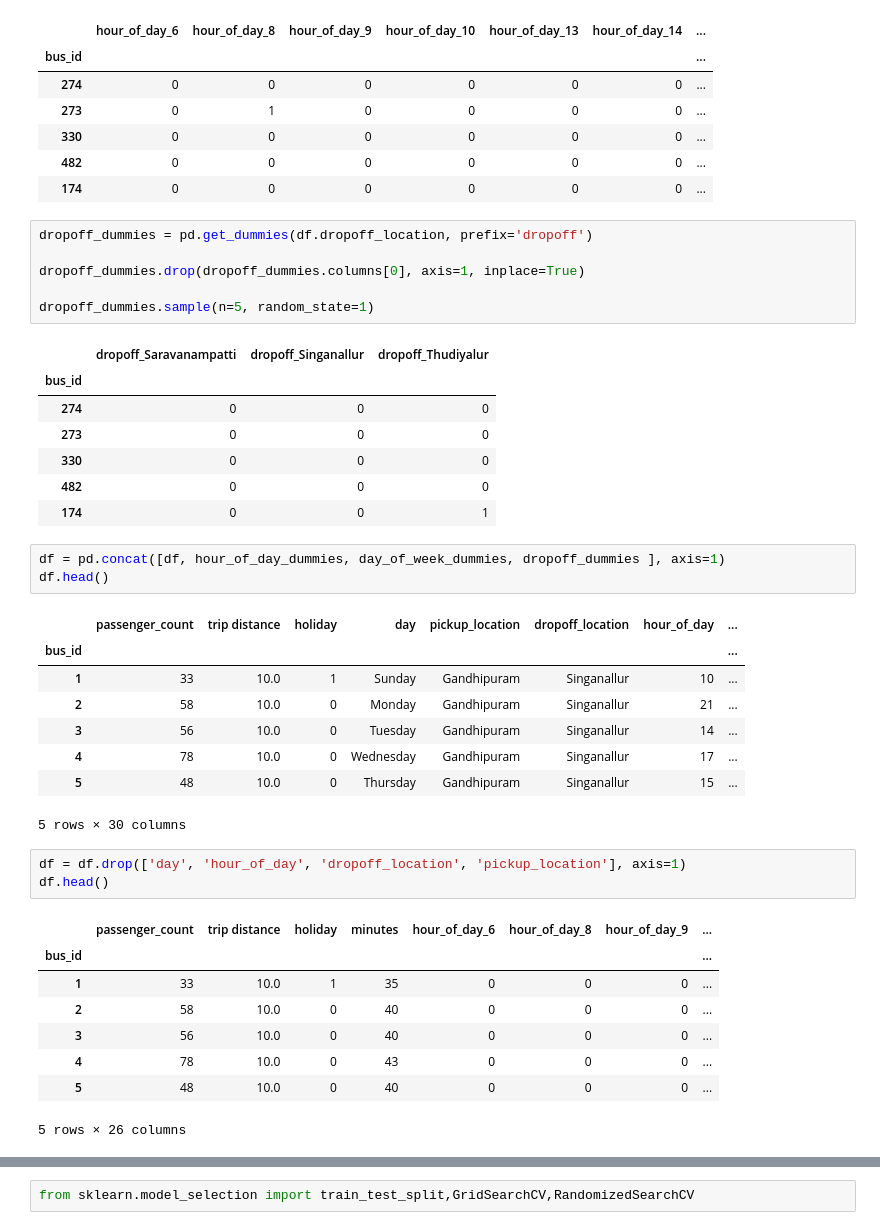
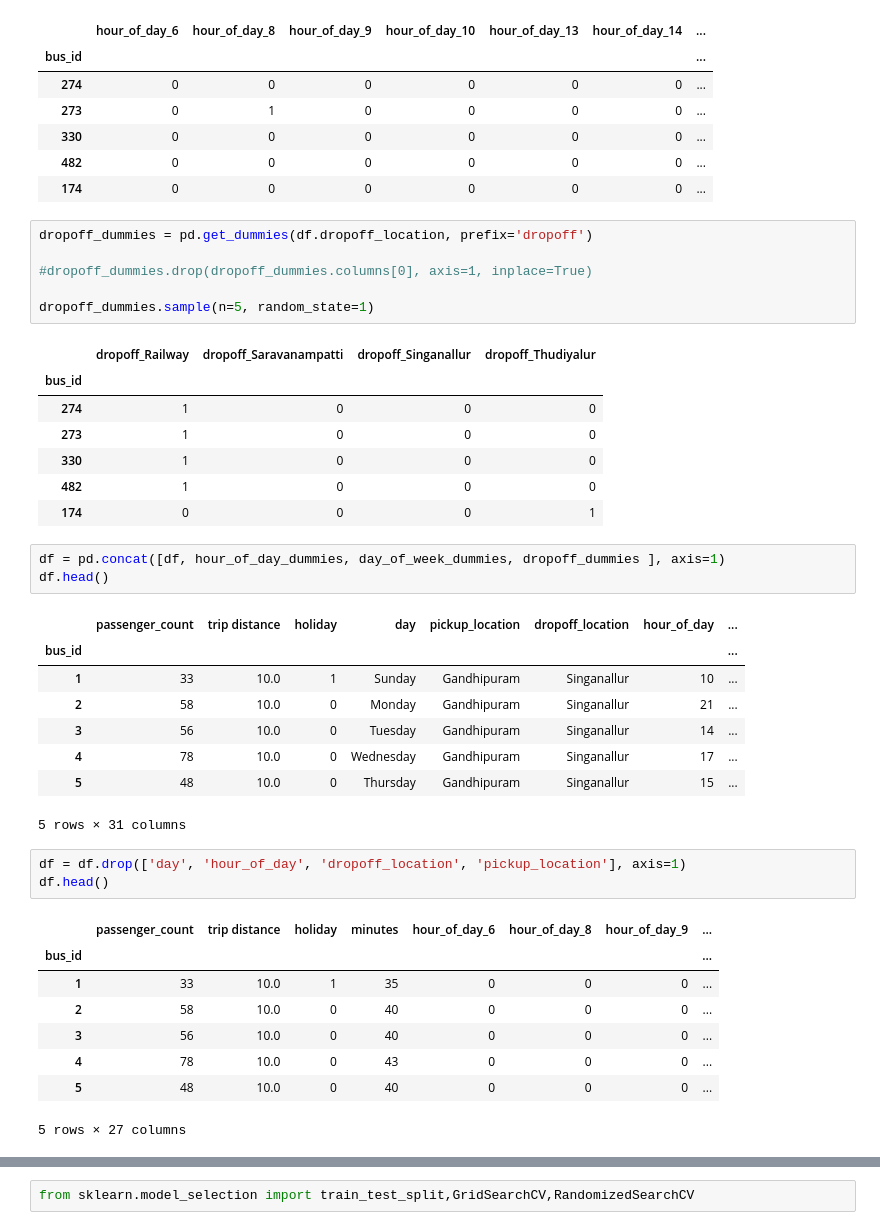
Before and after one commit to shabaz7775/ETA, a Jupyter notebook: ETA.ipynb, the cells around one changed output, grey strips where cells are left out. Drawn from its saved outputs; the diff is of its cells as text.

```diff
--- a/ETA.ipynb
+++ b/ETA.ipynb
@@ -149,17 +147,17 @@ hour_of_day_dummies.sample(n=5, random_state=1)
 # %%
 dropoff_dummies = pd.get_dummies(df.dropoff_location, prefix='dropoff')
 
-dropoff_dummies.drop(dropoff_dummies.columns[0], axis=1, inplace=True)
+#dropoff_dummies.drop(dropoff_dummies.columns[0], axis=1, inplace=True)
 
 dropoff_dummies.sample(n=5, random_state=1)
 # %% [output]
-|  | dropoff_Saravanampatti | dropoff_Singanallur | dropoff_Thudiyalur |
-| bus_id |  |  |  |
-| 274 | 0 | 0 | 0 |
-| 273 | 0 | 0 | 0 |
-| 330 | 0 | 0 | 0 |
-| 482 | 0 | 0 | 0 |
-| 174 | 0 | 0 | 1 |
+|  | dropoff_Railway | dropoff_Saravanampatti | dropoff_Singanallur | dropoff_Thudiyalur |
+| bus_id |  |  |  |  |
+| 274 | 1 | 0 | 0 | 0 |
+| 273 | 1 | 0 | 0 | 0 |
+| 330 | 1 | 0 | 0 | 0 |
+| 482 | 1 | 0 | 0 | 0 |
+| 174 | 0 | 0 | 0 | 1 |
 # %%
 df = pd.concat([df, hour_of_day_dummies, day_of_week_dummies, dropoff_dummies ], axis=1)
 df.head()
@@ -171,7 +169,7 @@ df.head()
 | 3 | 56 | 10.0 | 0 | Tuesday | Gandhipuram | Singanallur | 14 | ... |
 | 4 | 78 | 10.0 | 0 | Wednesday | Gandhipuram | Singanallur | 17 | ... |
 | 5 | 48 | 10.0 | 0 | Thursday | Gandhipuram | Singanallur | 15 | ... |
-5 rows × 30 columns
+5 rows × 31 columns
 # %%
 df = df.drop(['day', 'hour_of_day', 'dropoff_location', 'pickup_location'], axis=1)
 df.head()
@@ -183,7 +181,7 @@ df.head()
 | 3 | 56 | 10.0 | 0 | 40 | 0 | 0 | 0 | ... |
 | 4 | 78 | 10.0 | 0 | 43 | 0 | 0 | 0 | ... |
 | 5 | 48 | 10.0 | 0 | 40 | 0 | 0 | 0 | ... |
-5 rows × 26 columns
+5 rows × 27 columns
 # %%
 feature_cols = ['hour_of_day_6', 'hour_of_day_8', 'hour_of_day_9', 'hour_of_day_10',
        'hour_of_day_13', 'hour_of_day_14', 'hour_of_day_15',
```
Also changed, not shown: parts of 19 cells of this notebook.
